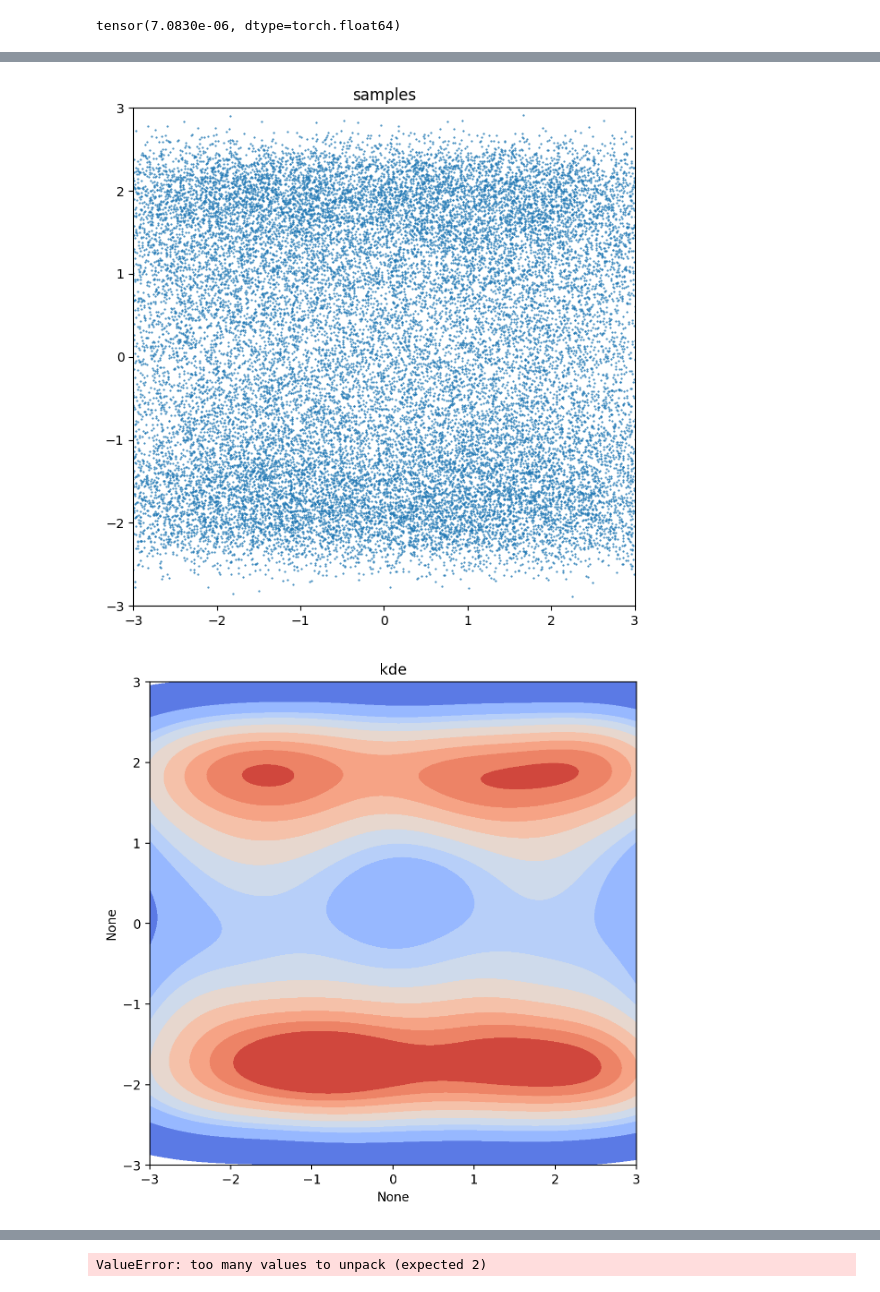
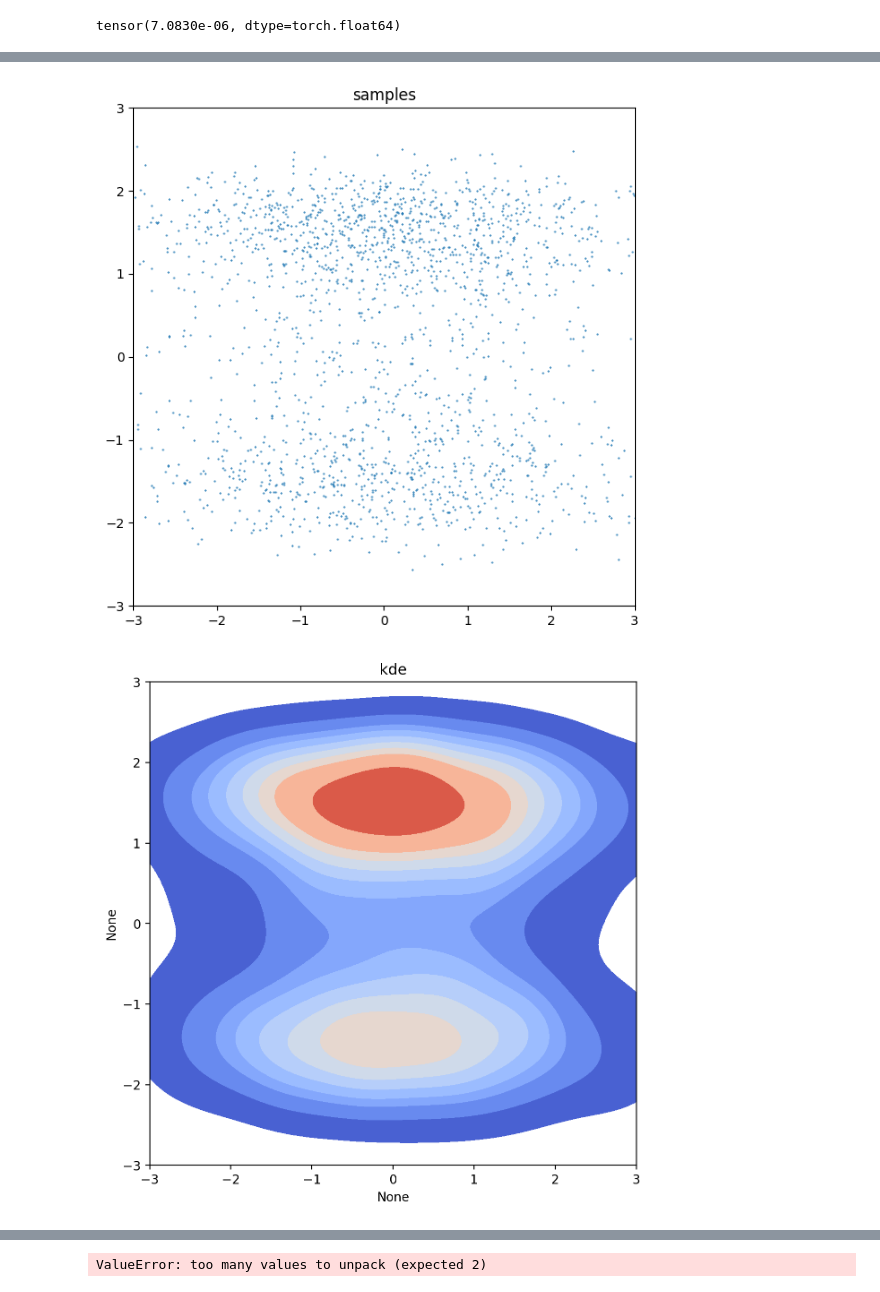
Before and after one commit to umkiyoung/ResetBufferGFN, a Jupyter notebook: energy_sampling/tester.ipynb, the cells around one changed output, grey strips where cells are left out. Cells and saved outputs as stored; diff of their text form; code cells hidden in the pictures.

```diff
--- a/energy_sampling/tester.ipynb
+++ b/energy_sampling/tester.ipynb
@@ -13,0 +16,9 @@ buffer.load_buffer('../buffer_np/buffer_many_well_16000_1725028230.7593646.npy')
+# %%
+from torch.utils.data import WeightedRandomSampler
+ranks = np.argsort(np.argsort(-1 * buffer.true_rewards))
+weights = 1.0 / (1e-2 * len(buffer.true_rewards) + ranks)
+buffer.sampler = WeightedRandomSampler(weights, 2000, replacement=False)
+
+# sample
+indices = list(buffer.sampler)
+indices
@@ -13,0 +43,2 @@ buffer.load_buffer('../buffer_np/buffer_many_well_16000_1725028230.7593646.npy')
+# %%
+samples, _ = buffer.sample(6000)
@@ -69,6 +114,8 @@ def plot_step(energy, energy_name,  samples, device = 'cpu'):
 # %%
 samples = buffer.buffer
 rewards = buffer.true_rewards
+# %%
+top_20000reward_idx = np.argsort(rewards)[-2000:]
 # %%
 rewards[rewards > 95]
 # %% [output]
@@ -160,7 +212,9 @@ sampled_indices = np.random.choice(len(intrinsic_rewards), 100, p=x, replace=Fal
 torch.softmax(-intrinsic_rewards, dim=0).max()
 # %% [output]
 tensor(7.0830e-06, dtype=torch.float64)
+# %%
+buffer.load_buffer('/home/uky/repos_python/Research/gfn-diffusion/unified_training/38/buffer/many_well/buffer_15000.npy')
+samples = buffer.buffer
 # %%
-
-plot_step(energy, energy_name, torch.tensor(buffer.buffer).to('cuda'))
+plot_step(energy, energy_name, torch.tensor(buffer.buffer[np.array(top_20000reward_idx)]).to('cuda'))
 # %% [output]
@@ -170,2 +224,2 @@ plot_step(energy, energy_name, torch.tensor(buffer.buffer).to('cuda'))
-[figure, old version]
+[figure, new version]
-[figure, old version]
+[figure, new version]
```
Also changed, not shown: parts of 18 cells of this notebook, 8 other files.
